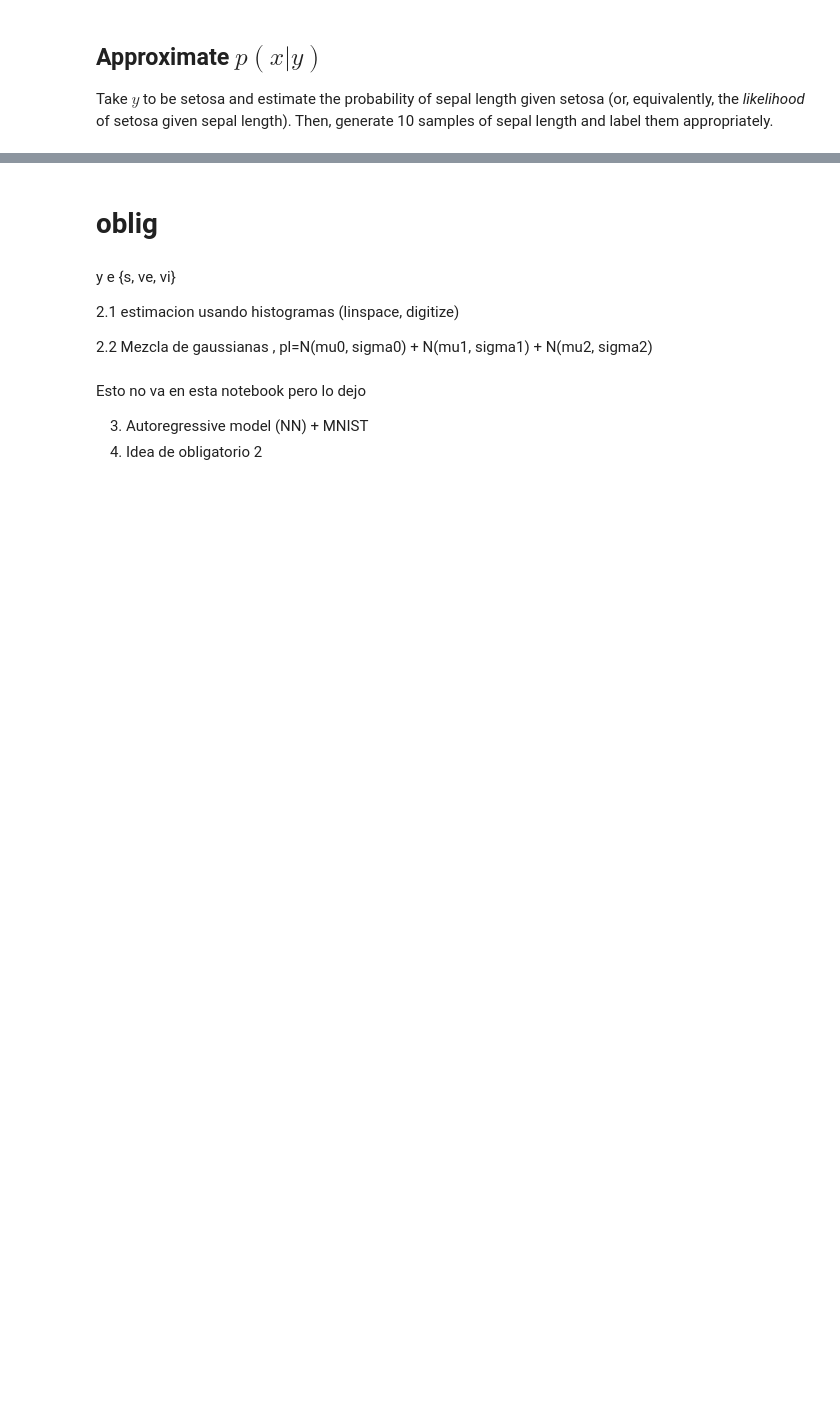
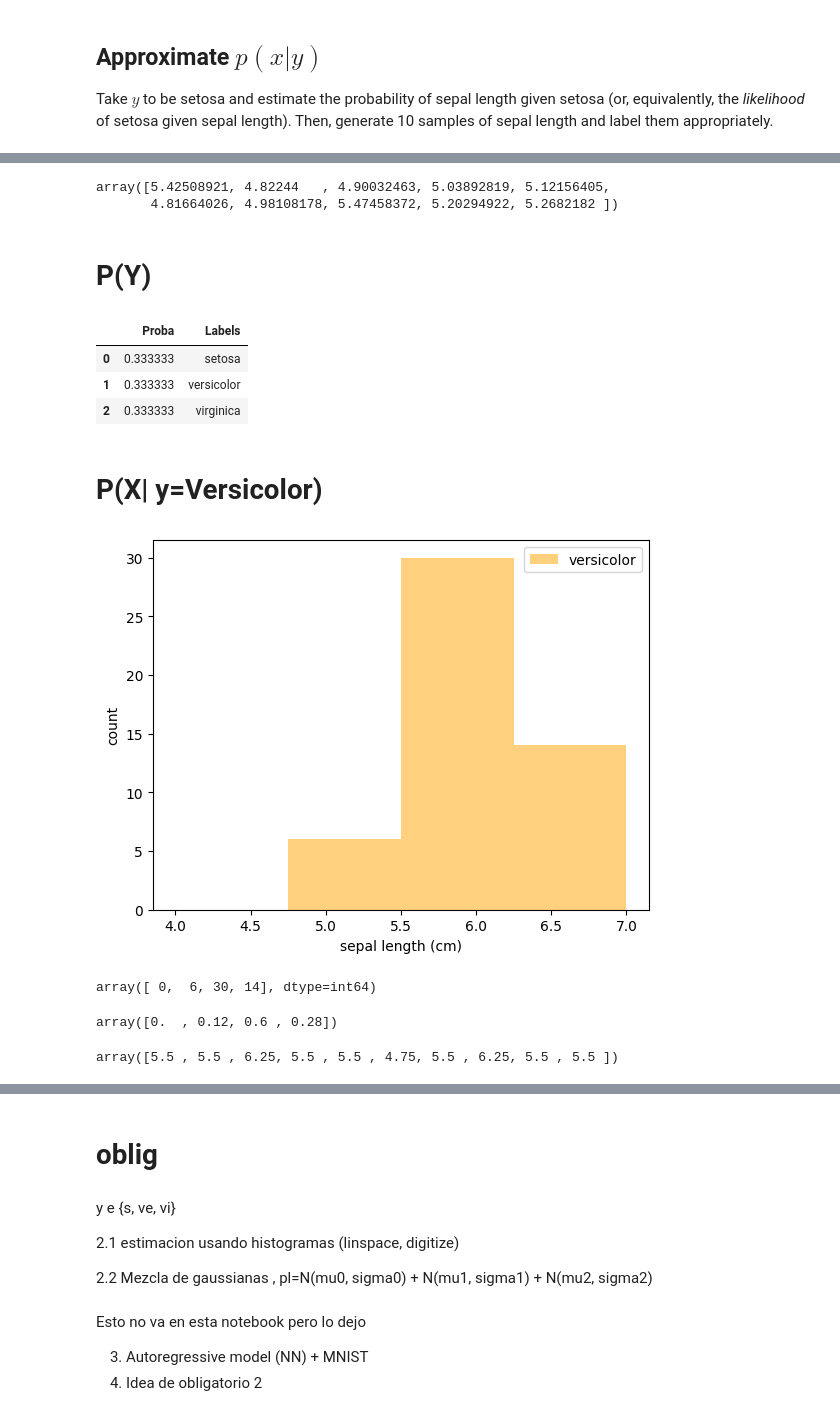
Before and after one commit to MartinSchoenig/IAG, a Jupyter notebook: Oblig/IAG_2_t.ipynb, the cells around one changed output, grey strips where cells are left out. Cells and saved outputs as stored; diff of their text form; code cells hidden in the pictures; blank space fills up the shorter version.

```diff
--- a/Oblig/IAG_2_t.ipynb
+++ b/Oblig/IAG_2_t.ipynb
@@ -88,0 +147,54 @@ Take $y$ to be setosa and estimate the probability of sepal length given setosa
+# %%
+np.random.uniform(low, high, size=10)
+# %% [output]
+array([5.42508921, 4.82244   , 4.90032463, 5.03892819, 5.12156405,
+       4.81664026, 4.98108178, 5.47458372, 5.20294922, 5.2682182 ])
+# %% [markdown]
+# P(Y)
+# %%
+Y = iris.target
+
+count_class_0, count_class_1, count_class_2 = np.bincount(Y)
+target_names = iris.target_names
+
+y_values = [count_class_0, count_class_1, count_class_2]
+p_y = y_values / np.sum(y_values)
+
+df = pd.DataFrame(data = {'Proba': p_y, 'Labels': target_names})
+df
+# %% [output]
+|  | Proba | Labels |
+| 0 | 0.333333 | setosa |
+| 1 | 0.333333 | versicolor |
+| 2 | 0.333333 | virginica |
+# %% [markdown]
+# P(X| y=Versicolor)
+# %%
+x = X[:,0]
+
+bins = np.linspace(4,7,5)
+
+plt.hist(x[y==1],bins,alpha=0.5, label=iris.target_names[1], color='orange')
+
+plt.legend(loc='upper right')
+plt.xlabel('sepal length (cm)')
+plt.ylabel('count')
+plt.show()
+# %% [output]
+[figure, added]
+# %%
+versicolor_lengths = x[y==1]
+versicolor_hist = np.histogram(versicolor_lengths, bins)[0]
+versicolor_hist
+# %% [output]
+array([ 0,  6, 30, 14], dtype=int64)
+# %%
+versicolor_proba = versicolor_hist / np.sum(versicolor_hist)
+versicolor_proba
+# %% [output]
+array([0.  , 0.12, 0.6 , 0.28])
+# %%
+versicolor_valores = np.random.choice(bins[:-1], size=10, p=versicolor_proba)
+versicolor_valores
+# %% [output]
+array([5.5 , 5.5 , 6.25, 5.5 , 5.5 , 4.75, 5.5 , 6.25, 5.5 , 5.5 ])
```
Also changed, not shown: parts of 17 cells of this notebook.
